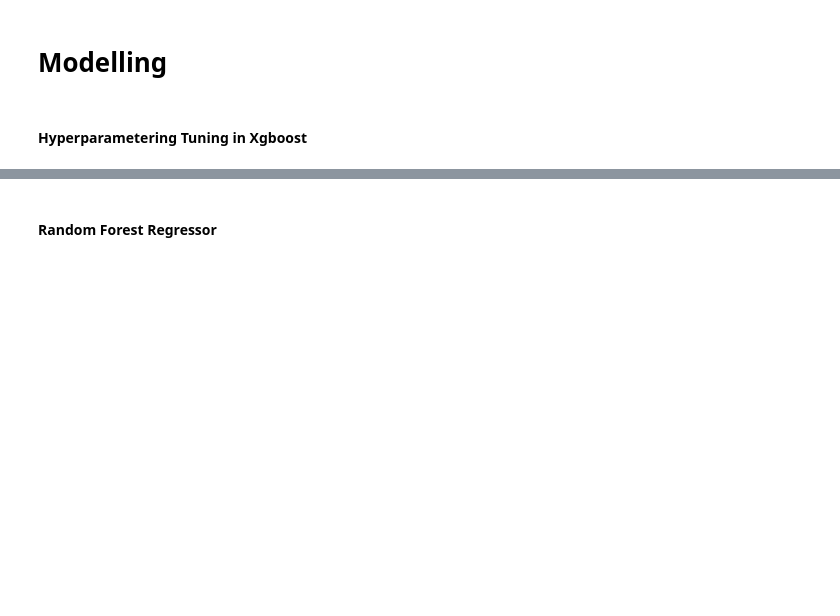
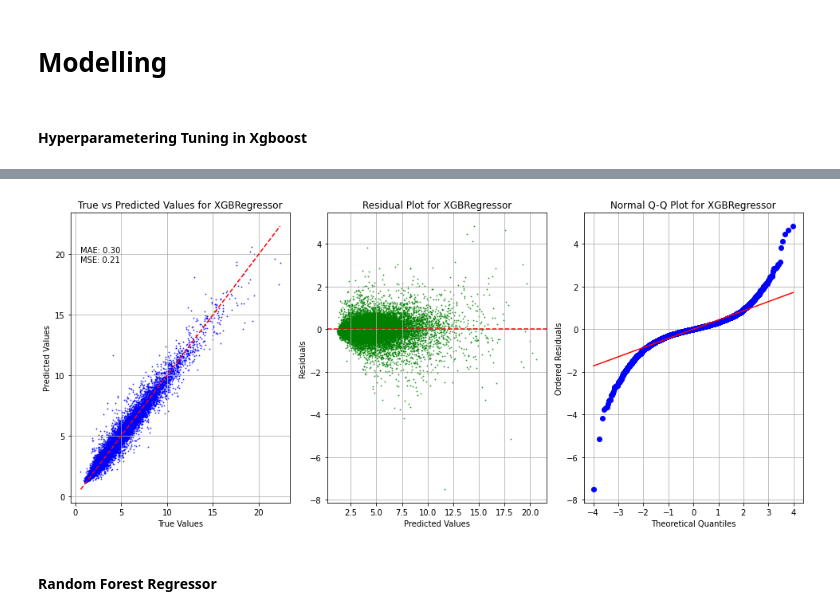
Before and after one commit to Srinidhi-Sunkara/Asteroid_Diameter_Detection, a Jupyter notebook: Diameter Detection in Asteroids.ipynb, the cells around one changed output, grey strips where cells are left out. Saved outputs shown, nothing was run; the diff lists cells and outputs as text; code cells hidden in the pictures; blank space fills up the shorter version.

Commit message:
with visualization

```diff
--- a/Diameter Detection in Asteroids.ipynb
+++ b/Diameter Detection in Asteroids.ipynb
@@ -1265,3 +1297,7 @@ regression_metrics(y_test, y_pred, x_test)
+# %%
+plot_predictions(y_test, y_pred, xgb.XGBRegressor)
+# %% [output]
+[figure, added]
 # %% [markdown]
 #### Random Forest Regressor
 # %%
```
Also changed, not shown: parts of 15 cells of this notebook, 2 other files.
